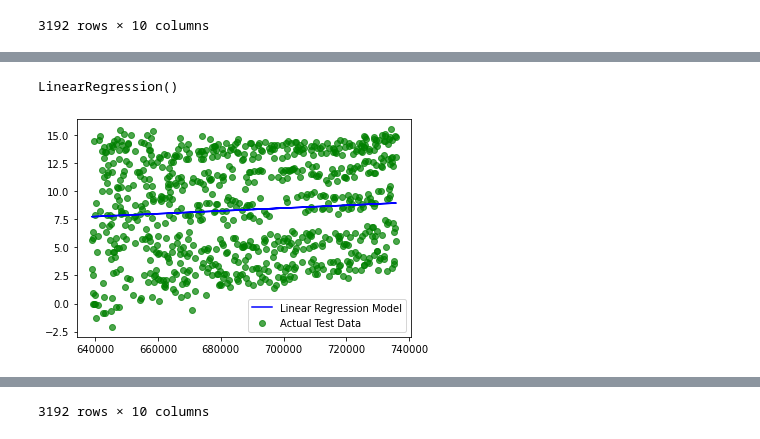
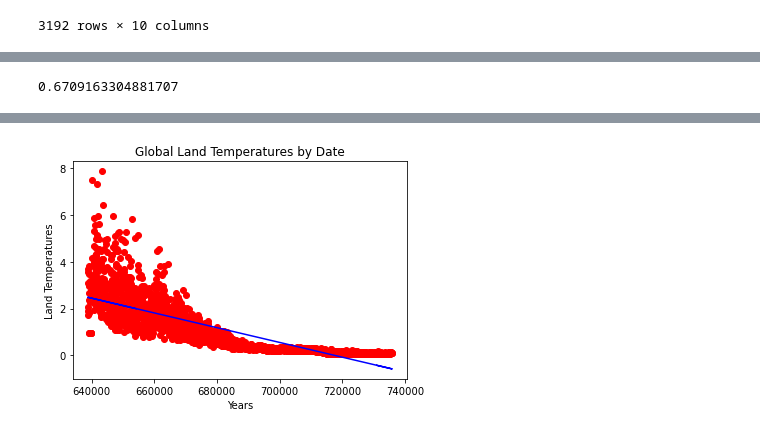
Before and after one commit to busranur-sr/ClimateChange, a Jupyter notebook: GlobalTemperatures.ipynb, the cells around one changed output, grey strips where cells are left out. Cells and saved outputs as stored; diff of their text form; code cells hidden in the pictures.

```diff
--- a/GlobalTemperatures.ipynb
+++ b/GlobalTemperatures.ipynb
@@ -198,2 +203,2 @@ df_global_old_dropped
 # %%
-df_global_old_dropped
+df_global_old_dropped['LandAverageTemperatureUncertainty']=df_global_old_dropped['LandAverageTemperatureUncertainty'].fillna(df_global_old_dropped['LandAverageTemperatureUncertainty'].mean())
@@ -214,2 +205,3 @@ df_global_old_dropped
 # %%
-df_global_old_dropped.plot(kind="scatter",x="dt_ordinal",y="LandAverageTemperature")
+X=df_global_old_dropped.dt_ordinal.to_numpy().reshape(-1,1)
+Y=df_global_old_dropped.LandAverageTemperatureUncertainty
@@ -219,9 +208,6 @@ df_global_old_dropped.plot(kind="scatter",x="dt_ordinal",y="LandAverageTemperatu
 # %%
-x_train,x_test,y_train,y_test=train_test_split(df_global_old_dropped.dt_ordinal,df_global_old_dropped.LandAverageTemperature)
+x_train,x_test,y_train,y_test=train_test_split(X,Y,test_size=0.2)
 # %%
-plt.scatter(x_train,y_train,label='Training Data',color='blue',alpha=.7)
-plt.scatter(x_test,y_test,label='Testing Data',color='red',alpha=.7)
-plt.legend()
-plt.title("Test Train Split")
-plt.show()
+regressionmodel=linear_model.LinearRegression()
+regressionmodel.fit(x_train,y_train)
 # %% [output]
@@ -229,22 +215,16 @@ plt.show()
 # %%
 #linear Regression Model
 
-model=linear_model.LinearRegression()
-model.fit(x_train.values.reshape(-1,1),y_train.values)
+y_pred=regressionmodel.predict(x_test)
+print(regressionmodel.score(x_test,y_test))
 # %% [output]
-LinearRegression()
+0.6709163304881707
-# %%
-#Prediction
-
-prediction=model.predict(x_test.values.reshape(-1,1))
-
-#Plotting
-
-plt.plot(x_test,prediction,label="Linear Regression Model",color="b")
-plt.scatter(x_test,y_test,label="Actual Test Data",color="g",alpha=0.7)
-plt.legend()
-plt.show()
-# %% [output]
-[figure, removed]
 # %%
+
+plt.scatter(x_train, y_train, color='red')
+plt.plot(x_train, regressionmodel.predict(x_train), color='blue')
+plt.title('Global Land Temperatures by Date')
+plt.xlabel('Years')
+plt.ylabel('Land Temperatures')
+plt.show()
 # %% [output]
@@ -263 +231 @@ plt.show()
-3192 rows × 10 columns
+[figure, added]
```
Also changed, not shown: parts of 18 cells of this notebook.
